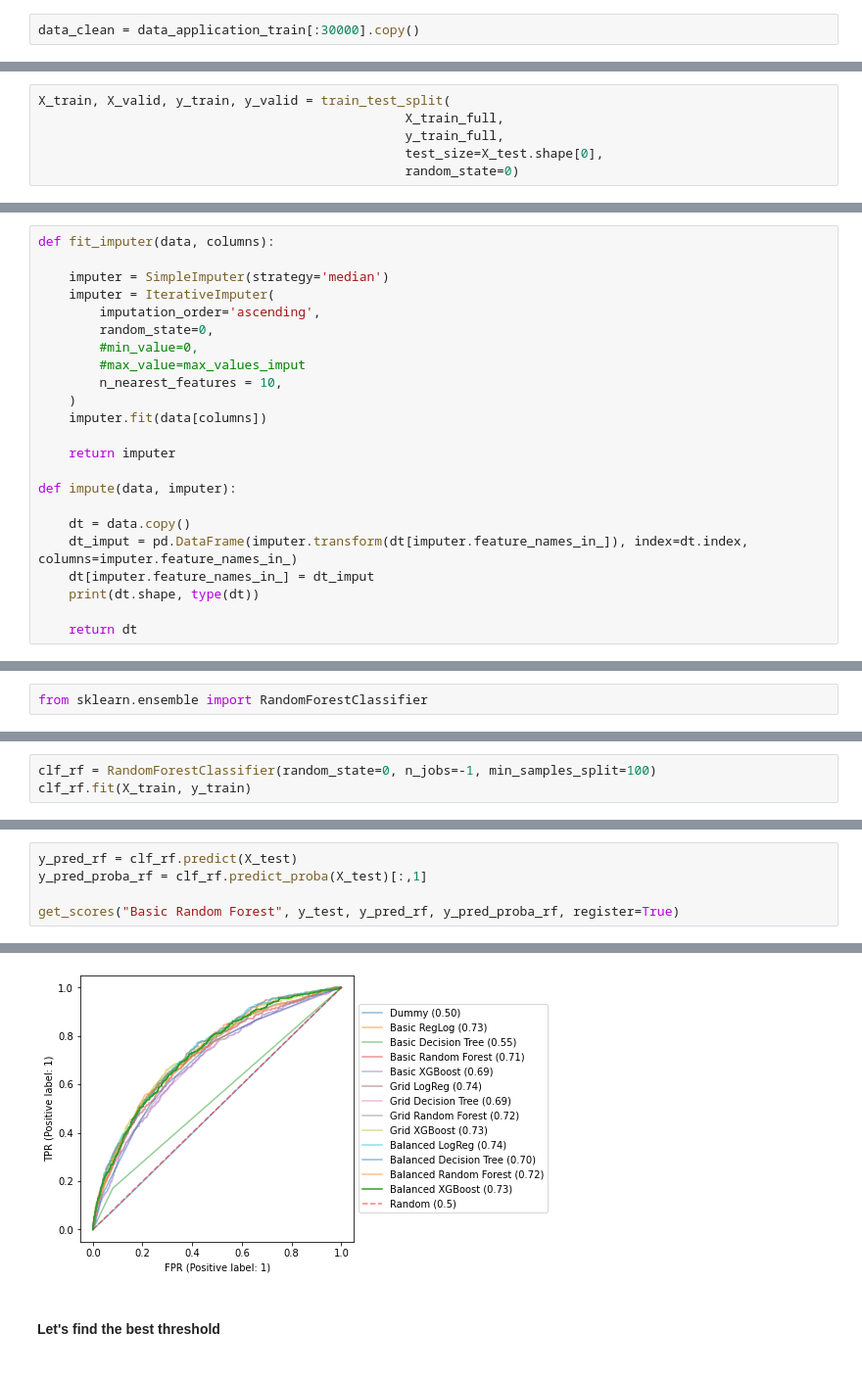
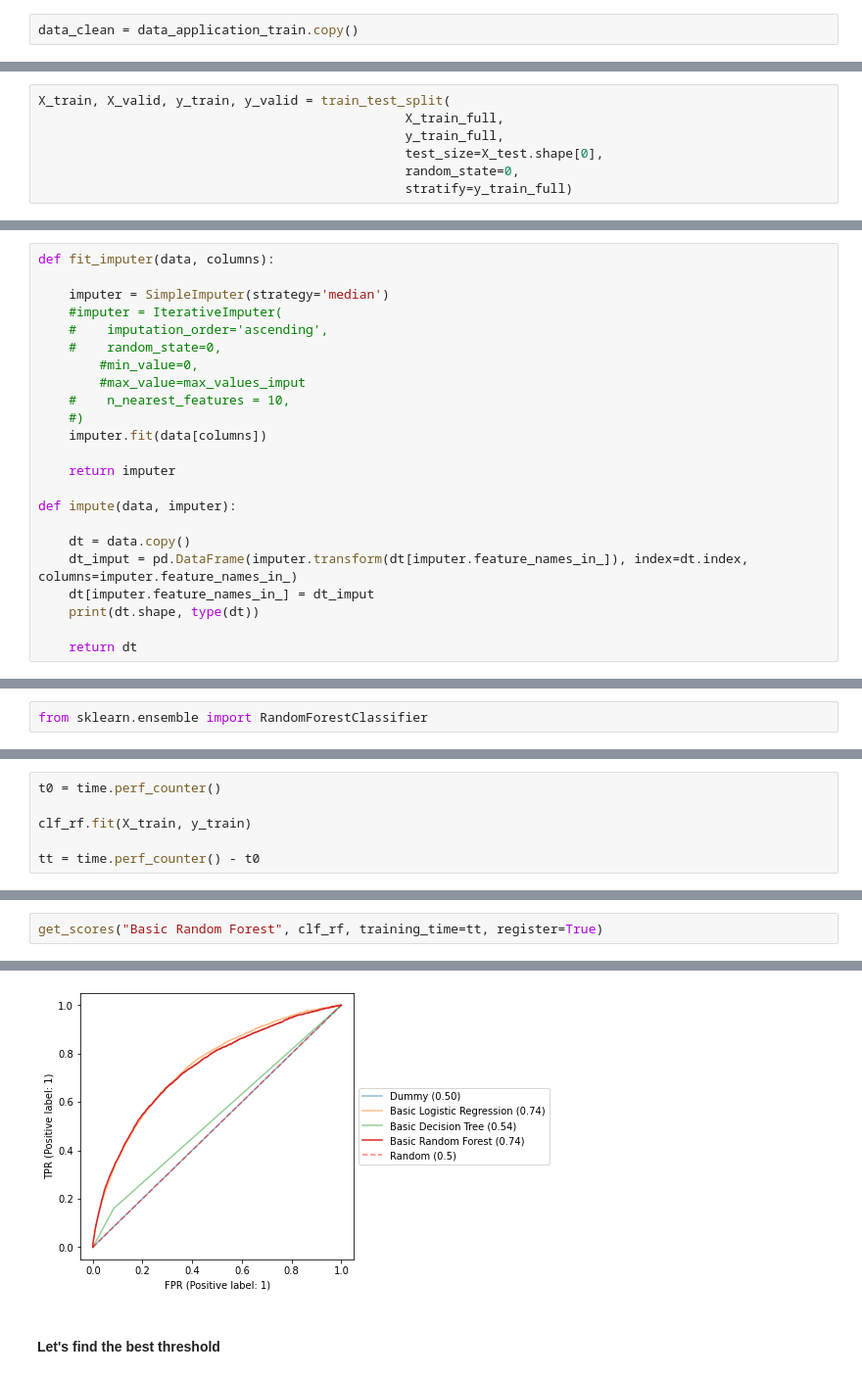
Before and after one commit to Valkea/OC_AI_04, a Jupyter notebook: 02_Scoring.ipynb, the cells around one changed output, grey strips where cells are left out. Shown: that part at 98% size. Drawn from its saved outputs; the diff is of its cells as text.

Commit message:
refactor: update the get_score function in order to add training_time and inference_time

```diff
--- a/02_Scoring.ipynb
+++ b/02_Scoring.ipynb
@@ -70,7 +70,7 @@ data_application_train.shape
 # %% [markdown]
 ## Feature Engigeering
 # %%
-data_clean = data_application_train[:30000].copy()
+data_clean = data_application_train.copy()
 # %%
 import missingno as msno
 # %% [markdown]
@@ -98,7 +98,8 @@ X_train, X_valid, y_train, y_valid = train_test_split(
                                                 X_train_full,
                                                 y_train_full,
                                                 test_size=X_test.shape[0],
-                                                random_state=0)
+                                                random_state=0,
+                                                stratify=y_train_full)
 # %%
 X_train.shape, y_train.shape, X_valid.shape, y_valid.shape, X_test.shape, y_test.shape
 # %% [output]
@@ -192,13 +194,13 @@ from sklearn.impute import SimpleImputer, IterativeImputer
 def fit_imputer(data, columns):
 
     imputer = SimpleImputer(strategy='median')
-    imputer = IterativeImputer(
-        imputation_order='ascending',
-        random_state=0,
+    #imputer = IterativeImputer(
+    #    imputation_order='ascending',
+    #    random_state=0,
         #min_value=0,
         #max_value=max_values_imput
-        n_nearest_features = 10,
-    )
+    #    n_nearest_features = 10,
+    #)
     imputer.fit(data[columns])
 
     return imputer
@@ -566,3 +586,6 @@ from sklearn.ensemble import RandomForestClassifier
 # %%
-clf_rf = RandomForestClassifier(random_state=0, n_jobs=-1, min_samples_split=100)
+t0 = time.perf_counter()
+
 clf_rf.fit(X_train, y_train)
+
+tt = time.perf_counter() - t0
@@ -571,8 +592,5 @@ RandomForestClassifier(min_samples_split=100, n_jobs=-1, random_state=0)
 # %%
-y_pred_rf = clf_rf.predict(X_test)
-y_pred_proba_rf = clf_rf.predict_proba(X_test)[:,1]
-
-get_scores("Basic Random Forest", y_test, y_pred_rf, y_pred_proba_rf, register=True)
+get_scores("Basic Random Forest", clf_rf, training_time=tt, register=True)
 # %% [output]
 --- Basic Random Forest ---
 
@@ -596,5 +614,5 @@ Prediction = 1       0.00      0.00      0.00       481
 --- ROC AUC ---
-[figure, old version]
+[figure, new version]
 # %% [markdown]
 #### Let's find the best threshold
 # %%
```
Also changed, not shown: parts of 138 cells of this notebook.
